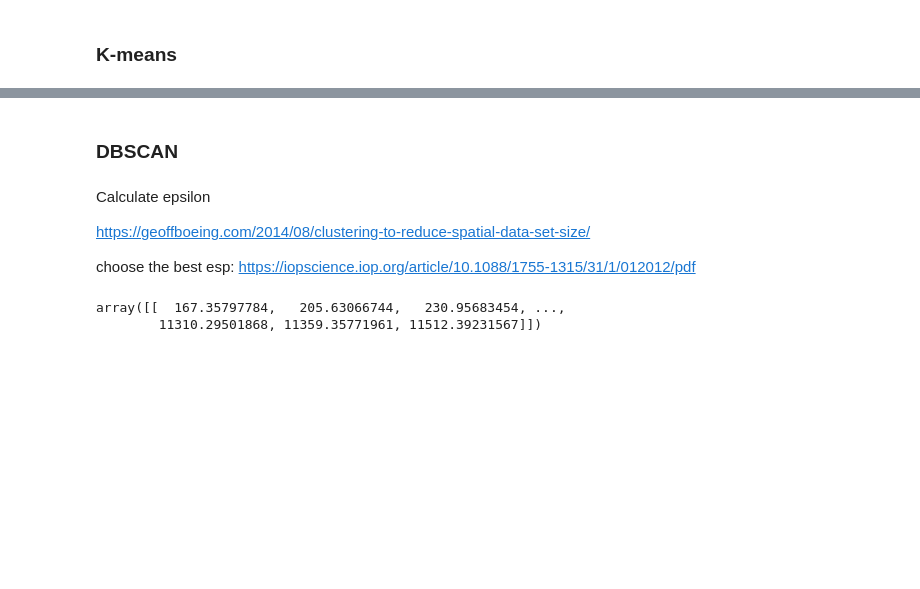
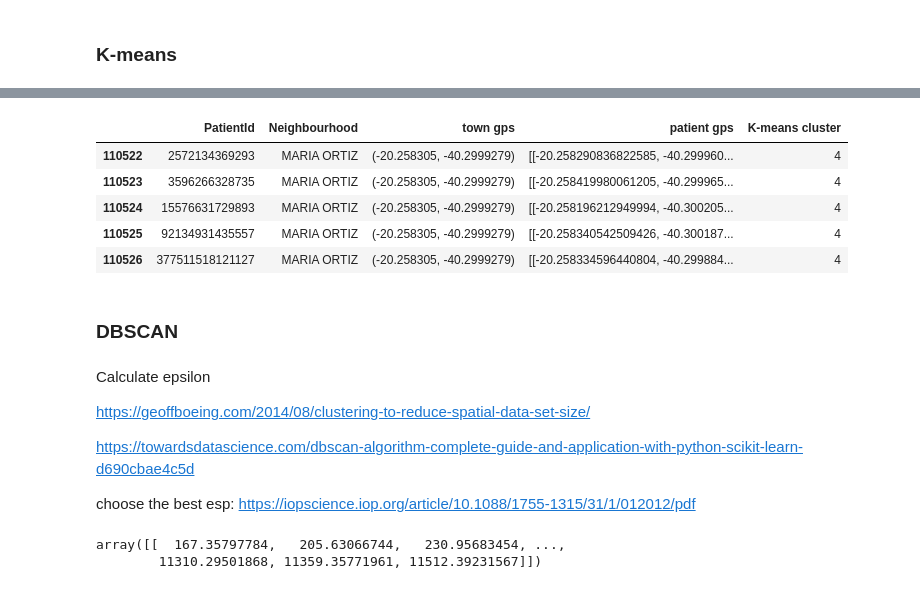
Before and after one commit to stemgene/Python-Diary, a Jupyter notebook: Location.ipynb, the cells around one changed output, grey strips where cells are left out. Drawn from its saved outputs; the diff is of its cells as text; code cells hidden in the pictures; blank space fills up the shorter version.

```diff
--- a/Location.ipynb
+++ b/Location.ipynb
@@ -285,3 +315,14 @@ cluster_df[['Neighbourhood']]
+# %%
+cluster_kmeans = cluster_df.copy()
+cluster_kmeans.insert(4, "K-means cluster", y_kmeans)
+cluster_kmeans.tail()
+# %% [output]
+|  | PatientId | Neighbourhood | town gps | patient gps | K-means cluster |
+| 110522 | 2572134369293 | MARIA ORTIZ | (-20.258305, -40.2999279) | [[-20.258290836822585, -40.299960... | 4 |
+| 110523 | 3596266328735 | MARIA ORTIZ | (-20.258305, -40.2999279) | [[-20.258419980061205, -40.299965... | 4 |
+| 110524 | 15576631729893 | MARIA ORTIZ | (-20.258305, -40.2999279) | [[-20.258196212949994, -40.300205... | 4 |
+| 110525 | 92134931435557 | MARIA ORTIZ | (-20.258305, -40.2999279) | [[-20.258340542509426, -40.300187... | 4 |
+| 110526 | 377511518121127 | MARIA ORTIZ | (-20.258305, -40.2999279) | [[-20.258334596440804, -40.299884... | 4 |
 # %% [markdown]
 ### DBSCAN
 # %% [markdown]
@@ -289,6 +330,8 @@ Calculate epsilon
 
 https://geoffboeing.com/2014/08/clustering-to-reduce-spatial-data-set-size/
 
+https://towardsdatascience.com/dbscan-algorithm-complete-guide-and-application-with-python-scikit-learn-d690cbae4c5d
+
 choose the best esp:
 https://iopscience.iop.org/article/10.1088/1755-1315/31/1/012012/pdf
 # %%
```
Also changed, not shown: parts of 15 cells of this notebook.
